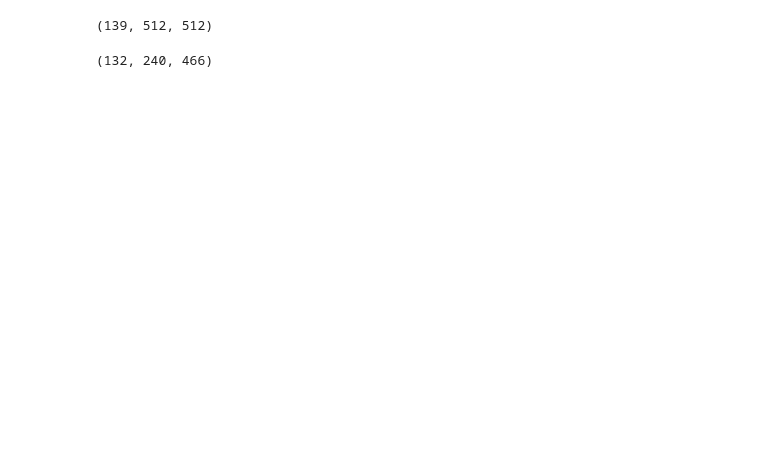
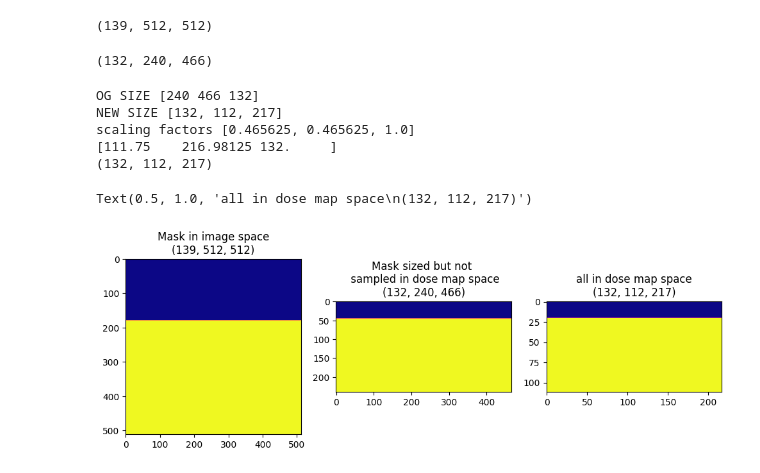
Before and after one commit to kildealab/defaceRT, a Jupyter notebook: Deface Dose Map Tests.ipynb, the cells around one changed output. Saved outputs shown, nothing was run; the diff lists cells and outputs as text; code cells hidden in the pictures; blank space fills up the shorter version.

Commit message:
Resize mask to dose map instead of reverse

```diff
--- a/Deface Dose Map Tests.ipynb
+++ b/Deface Dose Map Tests.ipynb
@@ -75,10 +75,11 @@ def resample_dose_map_3D(dose_map, new_spacing, old_spacing):
     scaling_factors = [old/new for old, new in zip(old_spacing,new_spacing)]
     original_size = np.array([len(dose_map[0]), len(dose_map[0][0]),len(dose_map)]) # change to 3D
 
-    print(original_size)
-    new_size_xyz = (original_size*scaling_factors).astype(int)
+    print("OG SIZE",original_size)
+    new_size_xyz = np.round(original_size*scaling_factors).astype(int)
     new_size = [new_size_xyz[2],new_size_xyz[0],new_size_xyz[1]]
-    print(new_size)
+    print("NEW SIZE",new_size)
+    print("scaling factors",scaling_factors)
     print(original_size*scaling_factors)
     resampled_dose_map = np.zeros(new_size)
 #     return resampled_dose_map
@@ -404,17 +423,17 @@ def reverse_resize_dose_map(resized_dose_map, new_size, spacing, original_origin
 # %%
-def reverse_resize_dose_map_3D(resized_dose_map, new_size, spacing, new_origin,original_origin, default=0):
-    dose_map = np.zeros(new_size)
-    print("dose map size",dose_map.shape)
+# def reverse_resize_dose_map_3D(resized_dose_map, new_size, spacing, new_origin,original_origin, default=0):
+#     dose_map = np.zeros(new_size)
+#     print("dose map size",dose_map.shape)
 
-    z_image = int((original_origin[2] - new_origin[2]) / spacing[2])
+#     z_image = int((original_origin[2] - new_origin[2]) / spacing[2])
 
-    for i, resized_index in enumerate(range(z_image, z_image + resized_dose_map.shape[0])):
-        if resized_index < dose_map.shape[0]:
-            dose_map[resized_index] = reverse_resize_dose_map(
-                resized_dose_map[i], (new_size[1], new_size[2]), spacing,  new_origin,original_origin, default=0
-            )
+#     for i, resized_index in enumerate(range(z_image, z_image + resized_dose_map.shape[0])):
+#         if resized_index < dose_map.shape[0]:
+#             dose_map[resized_index] = reverse_resize_dose_map(
+#                 resized_dose_map[i], (new_size[1], new_size[2]), spacing,  new_origin,original_origin, default=0,
+#             )
 
-    return dose_map
+#     return dose_map
 # %%
 def reverse_resize_dose_map(dose_map,new_size, spacing,  old_origin,new_origin,default=0):
 #     if default==0:
@@ -482,6 +501,9 @@ original_dose_size #z y x
 # %%
 original_dose_size = r.shape# dose_array.shape
 r_rev = reverse_resize_dose_map_3D(anon_rd,original_dose_size,[pixel_spacing[0],pixel_spacing[1],CT_dcm.SliceThickness], [start_x,start_y,start_z],RD.ImagePositionPatient)
+# %%
+original_dose_size = r.shape# dose_array.shape
+r_rev = reverse_resize_dose_map_3D(anon_rd,original_dose_size,[pixel_spacing[0],pixel_spacing[1],CT_dcm.SliceThickness], [start_x,start_y,start_z],RD.ImagePositionPatient)
 # %%
 
 plt.figure(figsize=(12,6))
@@ -533,3 +559,27 @@ r_r.shape
 r.shape
 # %% [output]
 (132, 240, 466)
+# %%
+m_rev = reverse_resize_dose_map_3D(mask,original_dose_size,[pixel_spacing[0],pixel_spacing[1],CT_dcm.SliceThickness], [start_x,start_y,start_z],RD.ImagePositionPatient)
+mask_rev =  resample_dose_map_3D(m_rev, dose_spacing,CT_spacing)
+# %% [output]
+OG SIZE [240 466 132]
+NEW SIZE [132, 112, 217]
+scaling factors [0.465625, 0.465625, 1.0]
+[111.75    216.98125 132.     ]
+(132, 112, 217)
+# %%
+
+plt.figure(figsize=(12,6))
+plt.subplot(1,3,1)
+plt.imshow(mask[100],cmap=plt.cm.plasma)
+plt.title('Mask in image space\n'+str(mask.shape))
+plt.subplot(1,3,2)
+plt.imshow(m_rev[100],cmap=plt.cm.plasma)
+plt.title('Mask sized but not \n sampled in dose map space\n'+str(m_rev.shape))
+plt.subplot(1,3,3)
+plt.imshow(mask_rev[100],cmap=plt.cm.plasma)
+plt.title('all in dose map space\n'+str(mask_rev.shape))
+# %% [output]
+Text(0.5, 1.0, 'all in dose map space\n(132, 112, 217)')
+[figure, added]
```
Also changed, not shown: parts of 7 cells of this notebook, 1 other file.
